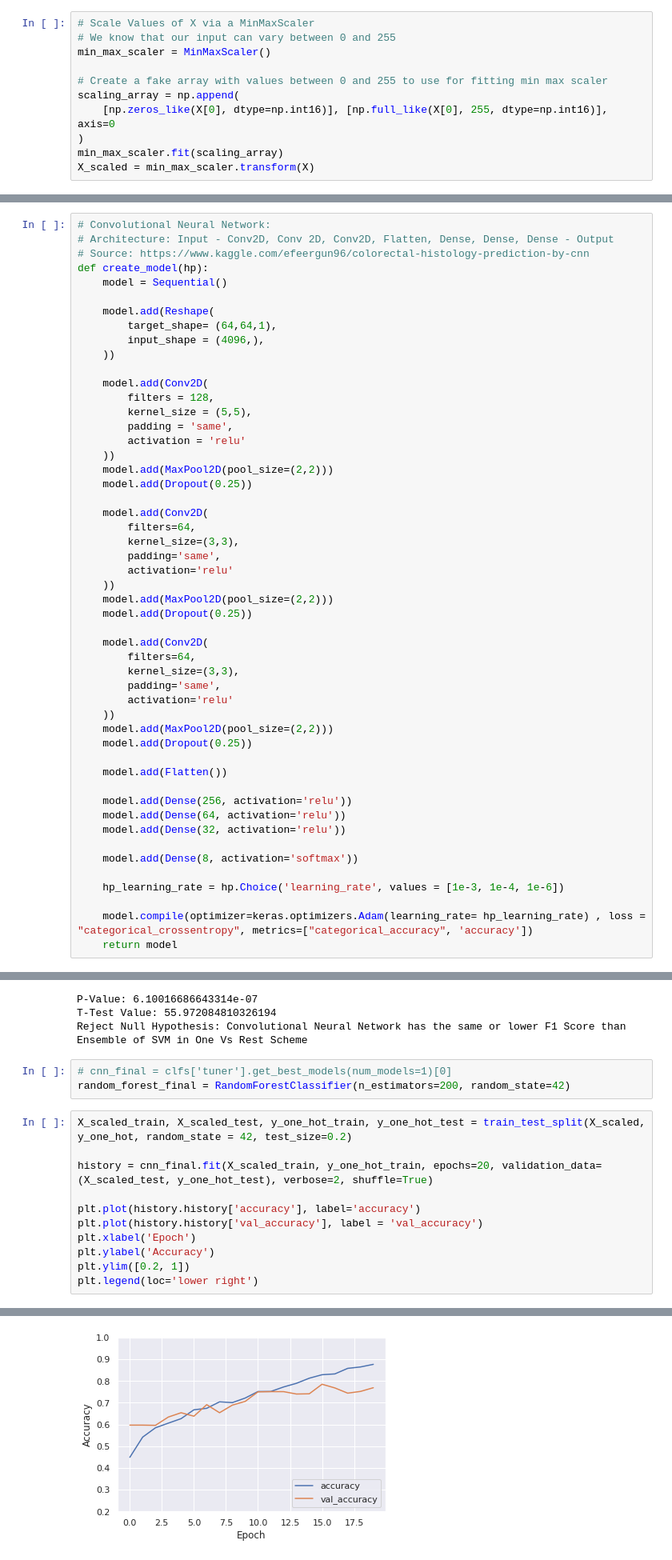
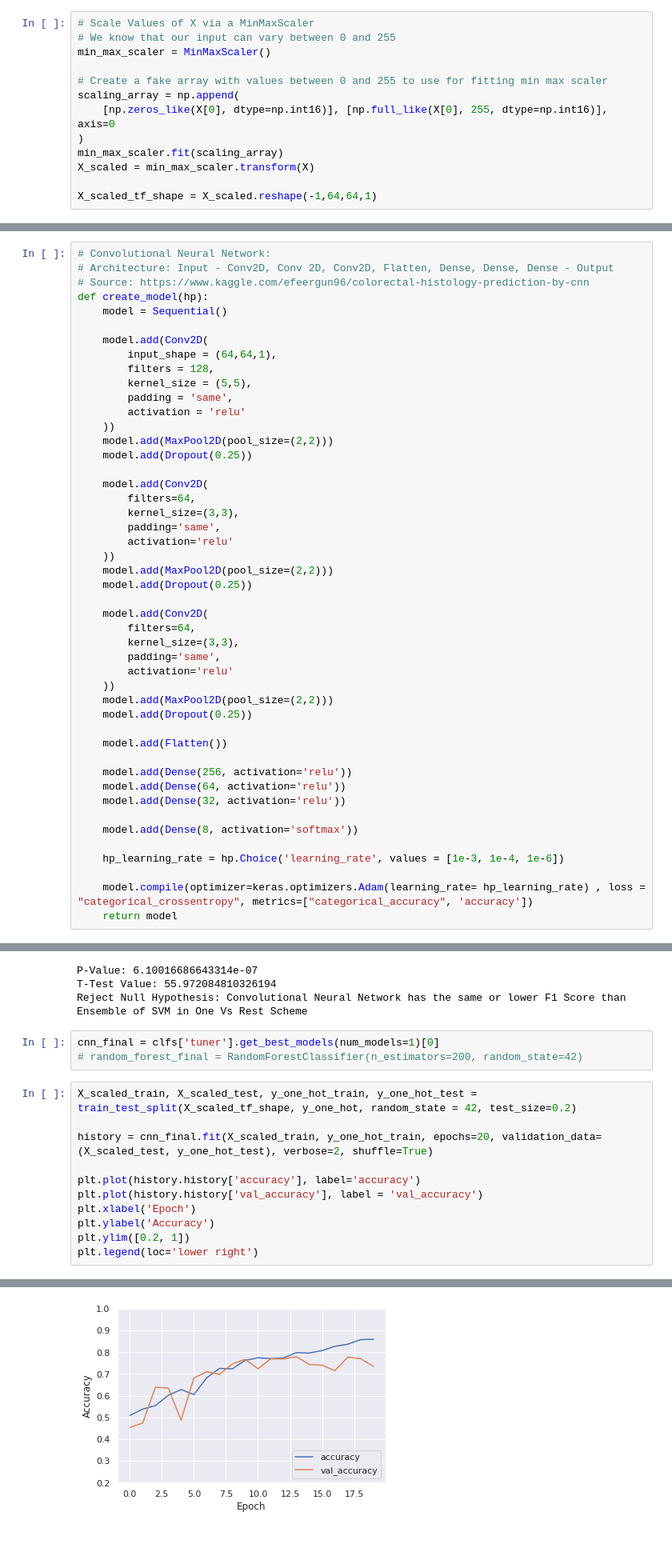
Before and after one commit to sharyar/CLFModelComparison, a Jupyter notebook: 03_ML_Notebooks/nested_cv_comparision.ipynb, the cells around one changed output, grey strips where cells are left out. Shown at 80% size. Cells and saved outputs as stored; diff of their text form.

Commit message:
feat: clean up notebook and add require figures

```diff
--- a/03_ML_Notebooks/nested_cv_comparision.ipynb
+++ b/03_ML_Notebooks/nested_cv_comparision.ipynb
@@ -95,6 +87,8 @@ scaling_array = np.append(
 )
 min_max_scaler.fit(scaling_array)
 X_scaled = min_max_scaler.transform(X)
+
+X_scaled_tf_shape = X_scaled.reshape(-1,64,64,1)
 # %% [markdown]
 ### One Hot Encode Y values for Tensorflow Usage & Label Encode for Sklearn Usage
 
@@ -167,12 +164,8 @@ Nested dictionaries!
 def create_model(hp):
     model = Sequential()
 
-    model.add(Reshape(
-        target_shape= (64,64,1),
-        input_shape = (4096,),
-    ))
-
     model.add(Conv2D(
+        input_shape = (64,64,1),
         filters = 128,
         kernel_size = (5,5),
         padding = 'same',
@@ -453,10 +451,10 @@ P-Value: 6.10016686643314e-07
 T-Test Value: 55.972084810326194
 Reject Null Hypothesis: Convolutional Neural Network has the same or lower F1 Score than Ensemble of SVM in One Vs Rest Scheme
 # %%
-# cnn_final = clfs['tuner'].get_best_models(num_models=1)[0]
-random_forest_final = RandomForestClassifier(n_estimators=200, random_state=42)
+cnn_final = clfs['tuner'].get_best_models(num_models=1)[0]
+# random_forest_final = RandomForestClassifier(n_estimators=200, random_state=42)
 # %%
-X_scaled_train, X_scaled_test, y_one_hot_train, y_one_hot_test = train_test_split(X_scaled, y_one_hot, random_state = 42, test_size=0.2)
+X_scaled_train, X_scaled_test, y_one_hot_train, y_one_hot_test = train_test_split(X_scaled_tf_shape, y_one_hot, random_state = 42, test_size=0.2)
 
 history = cnn_final.fit(X_scaled_train, y_one_hot_train, epochs=20, validation_data=(X_scaled_test, y_one_hot_test), verbose=2, shuffle=True)
 
@@ -487,5 +485,5 @@ Epoch 20/20
 <matplotlib.legend.Legend at 0x...>
-[figure, old version]
+[figure, new version]
 # %%
 y_pred_cnn = cnn_final.predict(X_scaled)
 y_pred_cnn = one_hot_encoder.inverse_transform(y_pred_cnn)
```
Also changed, not shown: parts of 22 cells of this notebook, 32 other files.
